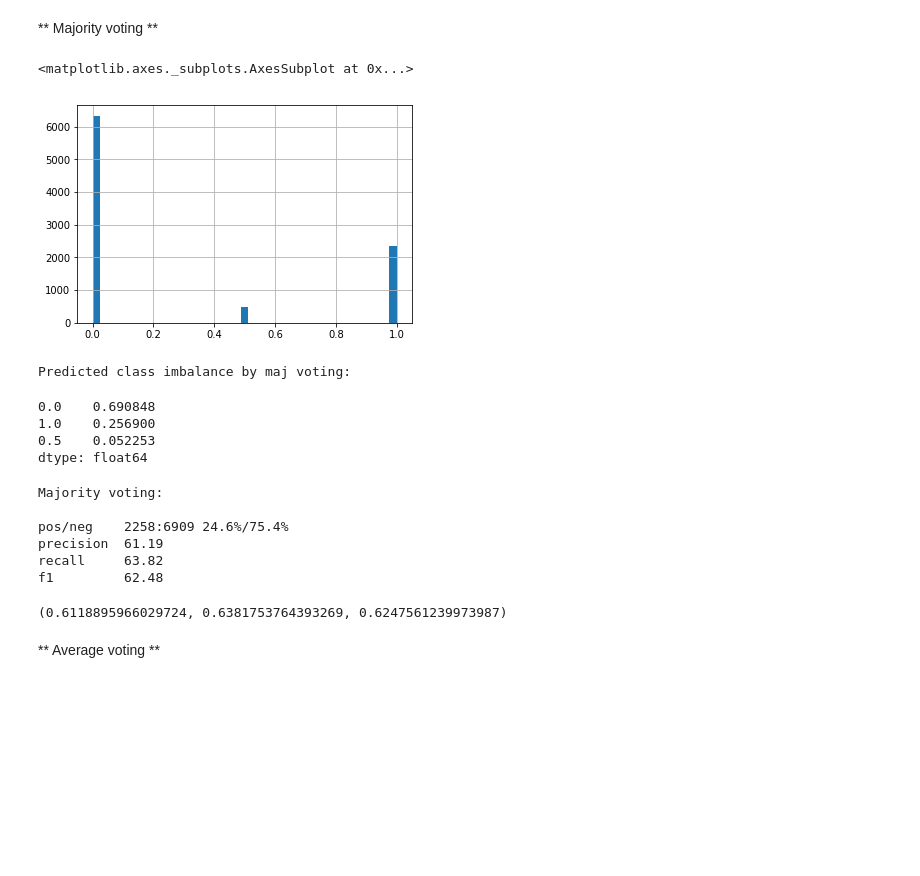
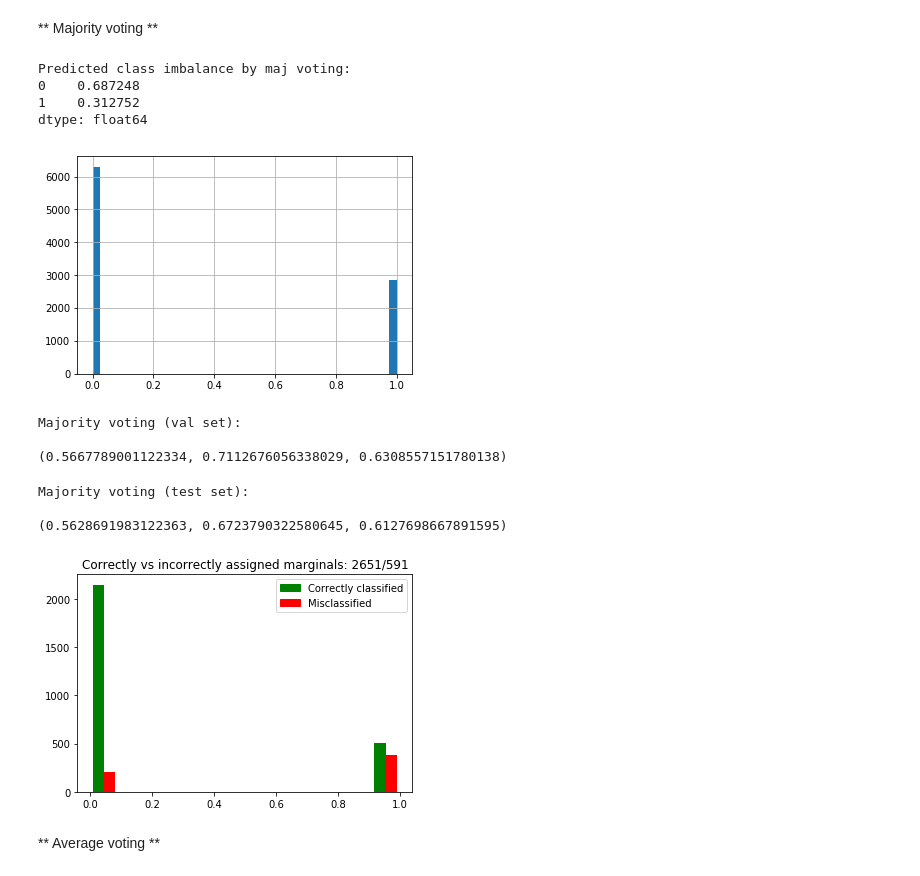
Before and after one commit to littlewine/snorkel-ml, a Jupyter notebook: my-code/snorkel II labelling functions & denoising.ipynb, the cells around one changed output. Saved outputs shown, nothing was run; the diff lists cells and outputs as text; code cells hidden in the pictures; blank space fills up the shorter version.

```diff
--- a/my-code/snorkel II labelling functions & denoising.ipynb
+++ b/my-code/snorkel II labelling functions & denoising.ipynb
@@ -235,30 +250,32 @@ from MLutils import average_vote, majority_vote
 # %%
 maj_vote_labels = majority_vote(L_unlab)
 pd.Series(maj_vote_labels).hist(bins=41)
+print "\nPredicted class imbalance by maj voting:"
+print check_class_imbalance(maj_vote_labels)
 # %% [output]
-<matplotlib.axes._subplots.AxesSubplot at 0x...>
+Predicted class imbalance by maj voting:
+0    0.687248
+1    0.312752
+dtype: float64
-[figure, old version]
+[figure, new version]
-# %%
-print "Predicted class imbalance by maj voting:"
-
-check_class_imbalance(maj_vote_labels)
-# %% [output]
-Predicted class imbalance by maj voting:
-0.0    0.690848
-1.0    0.256900
-0.5    0.052253
-dtype: float64
 # %%
-print "Majority voting:\n"
-majority_vote_score(L_unlab, L_gold_unlab)
+print "Majority voting (val set):\n"
+print majority_vote_score(L_dev, L_gold_dev)
 # %% [output]
-Majority voting:
+Majority voting (val set):
 
-pos/neg    2258:6909 24.6%/75.4%
-precision  61.19
-recall     63.82
-f1         62.48
+(0.5667789001122334, 0.7112676056338029, 0.6308557151780138)
-(0.6118895966029724, 0.6381753764393269, 0.6247561239973987)
+# %%
+print "Majority voting (test set):\n"
+print majority_vote_score(L_test, L_gold_test)
+# %% [output]
+Majority voting (test set):
+
+(0.5628691983122363, 0.6723790322580645, 0.6127698667891595)
+# %%
+error_analysis(L_dev, L_gold_dev, majority_voting=True)
+# %% [output]
+[figure, added]
 # %% [markdown]
 ** Average voting **
 # %%
```
Also changed, not shown: parts of 79 cells of this notebook.
